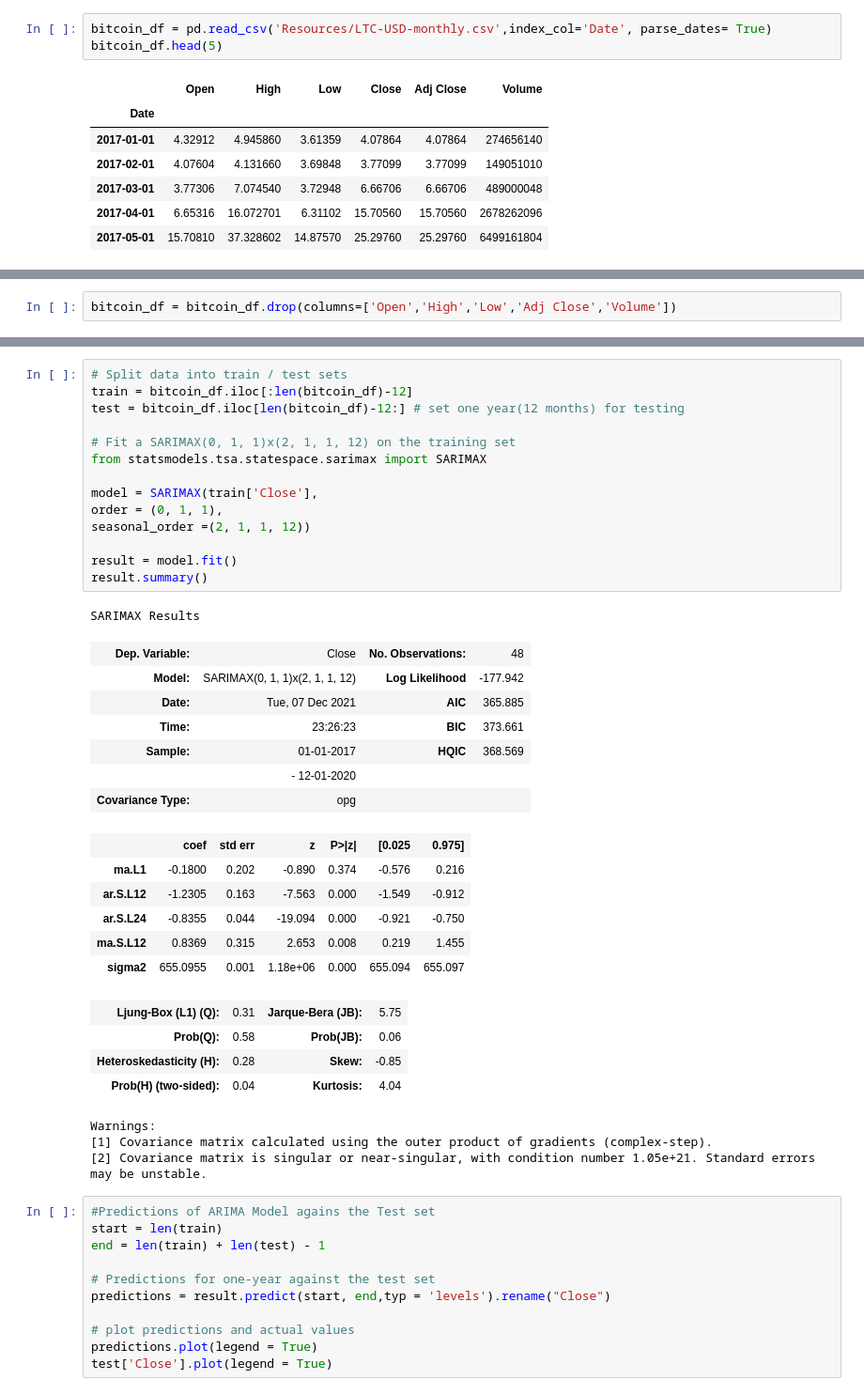
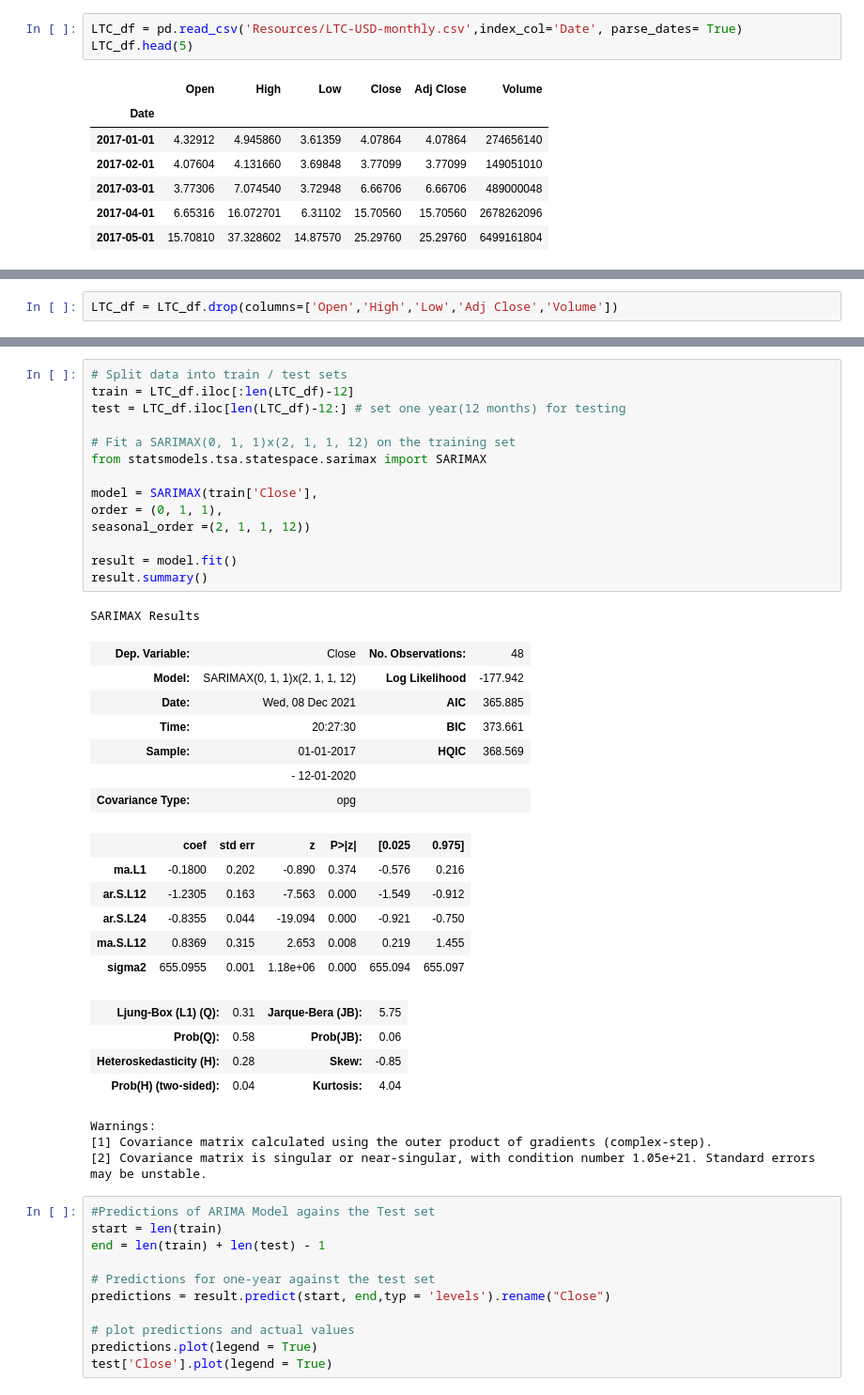
Before and after one commit to dmayo0317/project4, a Jupyter notebook: LTC_monthly.ipynb, the cells around one changed output, grey strips where cells are left out. Shown at 94% size. Cells and saved outputs as stored; diff of their text form.

```diff
--- a/LTC_monthly.ipynb
+++ b/LTC_monthly.ipynb
@@ -15,8 +15,8 @@ import matplotlib.dates as mdates
 from datetime import datetime, timedelta
 import matplotlib.pylab as plt
 # %%
-bitcoin_df = pd.read_csv('Resources/LTC-USD-monthly.csv',index_col='Date', parse_dates= True)
-bitcoin_df.head(5)
+LTC_df = pd.read_csv('Resources/LTC-USD-monthly.csv',index_col='Date', parse_dates= True)
+LTC_df.head(5)
 # %% [output]
 |  | Open | High | Low | Close | Adj Close | Volume |
 | Date |  |  |  |  |  |  |
@@ -36,5 +36,5 @@ Adj Close    float64
 Volume         int64
 dtype: object
 # %%
-bitcoin_df = bitcoin_df.drop(columns=['Open','High','Low','Adj Close','Volume'])
+LTC_df = LTC_df.drop(columns=['Open','High','Low','Adj Close','Volume'])
 # %%
@@ -119,24 +119,24 @@ Warnings:
 [1] Covariance matrix calculated using the outer product of gradients (complex-step).
 # %%
 # Split data into train / test sets
-train = bitcoin_df.iloc[:len(bitcoin_df)-12]
-test = bitcoin_df.iloc[len(bitcoin_df)-12:] # set one year(12 months) for testing
+train = LTC_df.iloc[:len(LTC_df)-12]
+test = LTC_df.iloc[len(LTC_df)-12:] # set one year(12 months) for testing
 
 # Fit a SARIMAX(0, 1, 1)x(2, 1, 1, 12) on the training set
 from statsmodels.tsa.statespace.sarimax import SARIMAX
 
 model = SARIMAX(train['Close'],
 order = (0, 1, 1),
 seasonal_order =(2, 1, 1, 12))
 
 result = model.fit()
 result.summary()
 # %% [output]
 SARIMAX Results
 | Dep. Variable: | Close | No. Observations: | 48 |
 | Model: | SARIMAX(0, 1, 1)x(2, 1, 1, 12) | Log Likelihood | -177.942 |
-| Date: | Tue, 07 Dec 2021 | AIC | 365.885 |
-| Time: | 23:26:23 | BIC | 373.661 |
+| Date: | Wed, 08 Dec 2021 | AIC | 365.885 |
+| Time: | 20:27:30 | BIC | 373.661 |
 | Sample: | 01-01-2017 | HQIC | 368.569 |
 |  | - 12-01-2020 |  |  |
 | Covariance Type: | opg |  |  |
```
Also changed, not shown: parts of 6 cells of this notebook.
